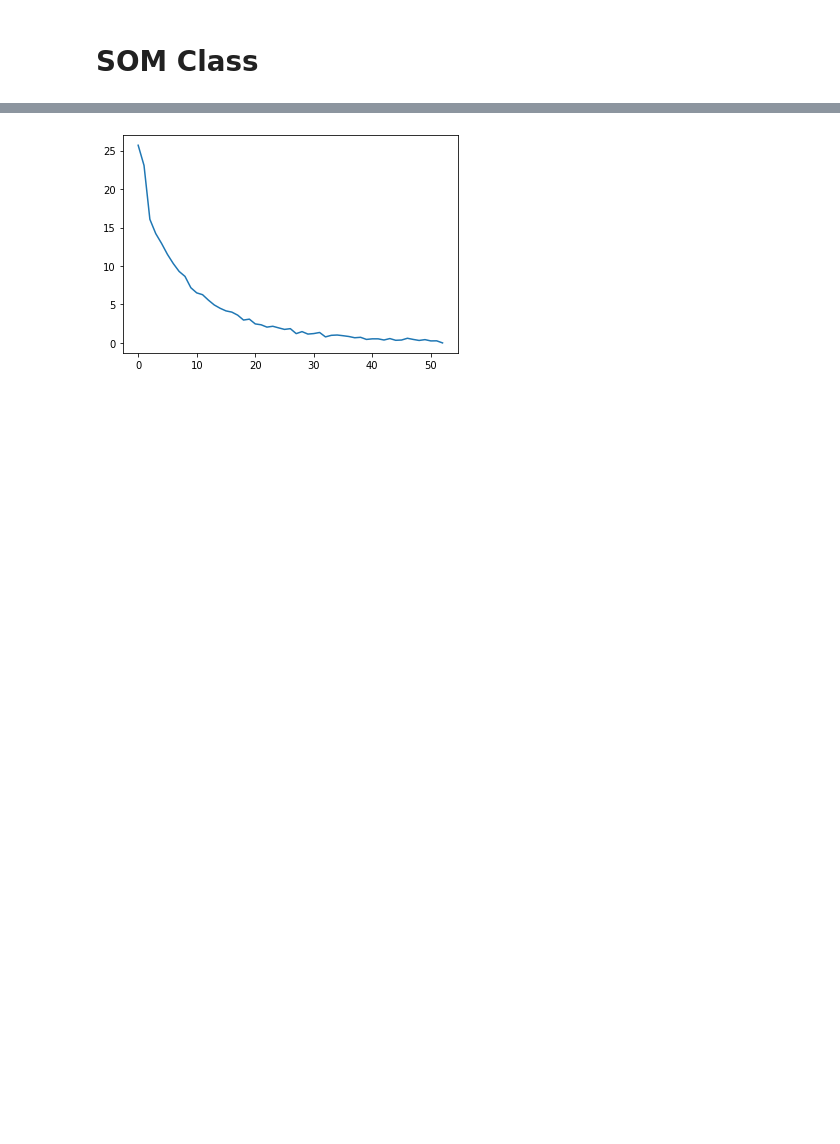
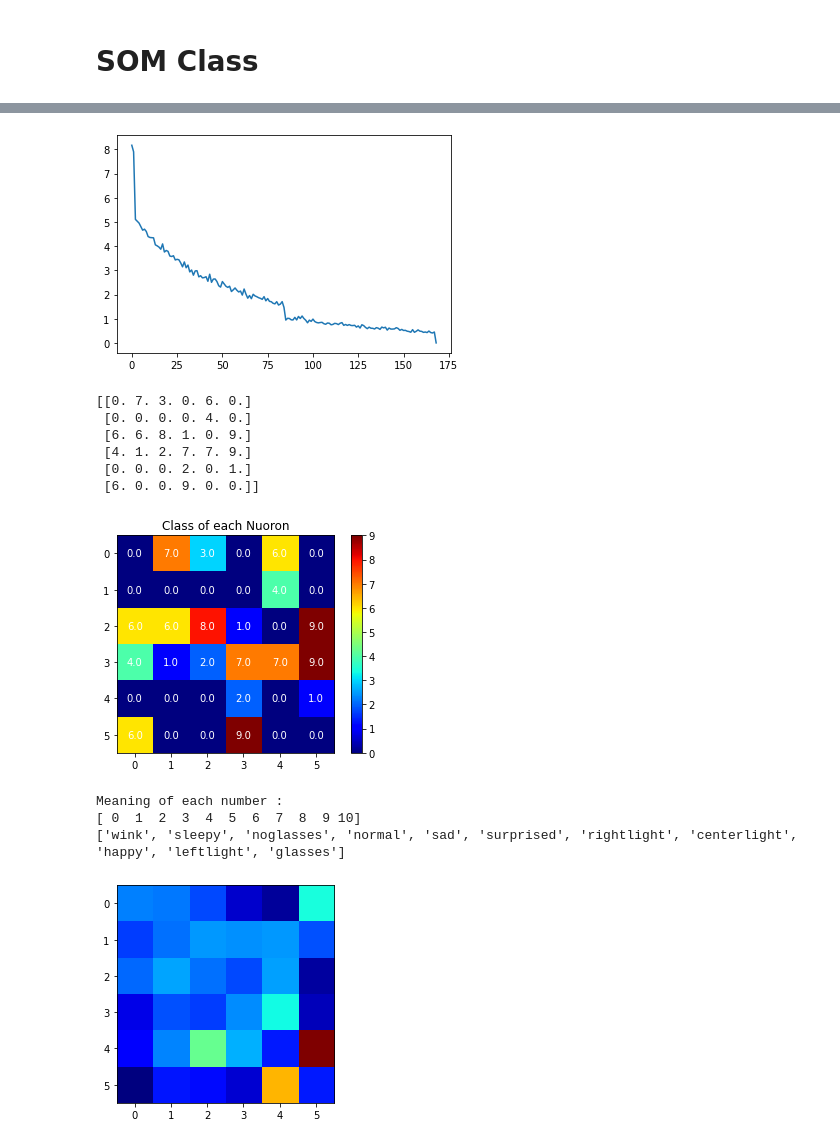
Before and after one commit to ZahraDehghanian97/Self_Organizing_Map, a Jupyter notebook: SOFM.ipynb, the cells around one changed output, grey strips where cells are left out. Saved outputs shown, nothing was run; the diff lists cells and outputs as text; code cells hidden in the pictures; blank space fills up the shorter version.

Commit message:
add plot

```diff
--- a/SOFM.ipynb
+++ b/SOFM.ipynb
@@ -55,8 +68,12 @@ print(X.shape)
 # **SOM Class**
 # %%
 class SOM:
-    def __init__(self, map_size, lr = 0.1):
+    def __init__(self,data, map_size, lr = 0.1):
         self.map = np.zeros(shape=map_size)
+        ind = np.random.choice(data.shape[0],(map_size[0], map_size[1]) , replace=False)
+        for i in range(map_size[0]):
+          for j in range (map_size[1]):
+            self.map[i,j] = data[ind[i,j]]
         self.lr0 = lr
         self.lr = self.lr0
         self.R0 = map_size[0]//2
@@ -85,23 +102,6 @@ class SOM:
                 break
         return Js
 
-    def visualize(self, X, y):
-        self.scores = np.zeros(shape=(self.map.shape[0], self.map.shape[1], 3))
-        for i in range(len(X)):
-            x = X[i, :]
-            x = np.asarray(x)
-            winner = self.find_winner(x)
-            iw, jw = winner[0], winner[1]
-            if y[i] == -1:
-                self.scores[iw, jw] += np.asarray([1, 0, 0])
-            if y[i] == 1:
-                self.scores[iw, jw] += np.asarray([0, 0, 1])
-            if y[i] == 0:
-                self.scores[iw, jw] += np.asarray([0, 1, 0])
-        self.scores = self.scores / np.mean(np.mean(self.scores))
-        plt.imshow(self.scores)
-        plt.show()
-
     def find_winner(self, x):
         rep_x = np.tile(x, [self.map.shape[0], self.map.shape[1], 1])
         dists = np.sum((self.map - rep_x)**2, axis=2)
@@ -125,6 +125,29 @@ class SOM:
         Delta = rep_x - self.map
         self.map = self.map + (self.lr/X_len) * np.multiply(NS, Delta)
 
+    def visualize(self, X, y):
+        scores = np.zeros(shape=(self.map.shape[0], self.map.shape[1],len(list(set(y)))))
+        self.scores = np.zeros(shape=(self.map.shape[0], self.map.shape[1]))
+        for i in range(len(X)):
+            x = X[i, :]
+            x = np.asarray(x)
+            winner = self.find_winner(x)
+            iw, jw = winner[0], winner[1]
+            scores[iw, jw][y[i]] += 1
+        for i in range(len(scores)):
+            for j in range(len(scores[0])):
+              self.scores[i,j] = np.argmax(scores[i,j])
+        print(self.scores)
+
+        c = plt.imshow(self.scores, cmap='jet')
+        plt.colorbar(c)
+        for i in range(len(scores)):
+          for j in range(len(scores[0])):
+            plt.text(j,i, self.scores[i, j],ha="center", va="center", color="w")
+        plt.title("Class of each Nuoron")
+        plt.show()
+
+
     def extract_feature(self, x): # here we give a data of n feature and take a matrix of size map as output (e.g, 9*9)
         x = np.asarray(x)
         rep_x = np.tile(x, [self.map.shape[0], self.map.shape[0], 1])
@@ -132,14 +155,19 @@ class SOM:
         return 1/ (1 + dists)
 
 
-m_size = 4
-som_net = SOM(map_size = [m_size,m_size,n_features])
-Js = som_net.train(X, y, T = 100)
+m_size = 6
+som_net = SOM(data = X,map_size = [m_size,m_size,n_features])
+Js = som_net.train(X, y, T = 250)
 plt.plot(Js)
 plt.show()
-# som_net.visualize(X, y)
-# x = X[0,:]
-# features = som_net.extract_feature(x)
-# plt.imshow(features)
-# plt.show()
+
+som_net.visualize(X, y)
+print("Meaning of each number :")
+print(np.arange(len(labels_list)))
+print(labels_list)
+
+x = X[0,:]
+features = som_net.extract_feature(x)
+plt.imshow(features)
+plt.show()
 # %% [output]
@@ -162,2 +190,13 @@ Iteration: 52, LR: 0.048000, R: 0.960000, J: 0.000000
 Min changes
-[figure, old version]
+[figure, new version]
+[[0. 7. 3. 0. 6. 0.]
+ [0. 0. 0. 0. 4. 0.]
+ [6. 6. 8. 1. 0. 9.]
+ [4. 1. 2. 7. 7. 9.]
+ [0. 0. 0. 2. 0. 1.]
+ [6. 0. 0. 9. 0. 0.]]
+[figure, added]
+Meaning of each number :
+[ 0  1  2  3  4  5  6  7  8  9 10]
+['wink', 'sleepy', 'noglasses', 'normal', 'sad', 'surprised', 'rightlight', 'centerlight', 'happy', 'leftlight', 'glasses']
+[figure, added]
```
Also changed, not shown: parts of 6 cells of this notebook.
